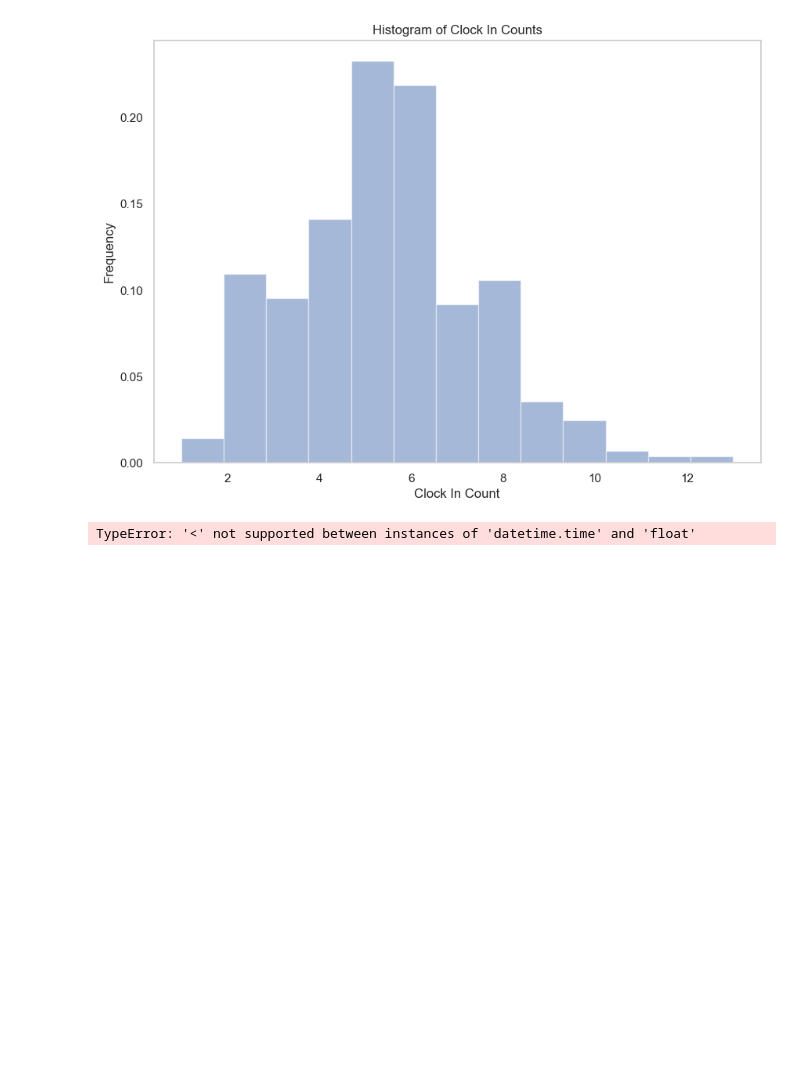
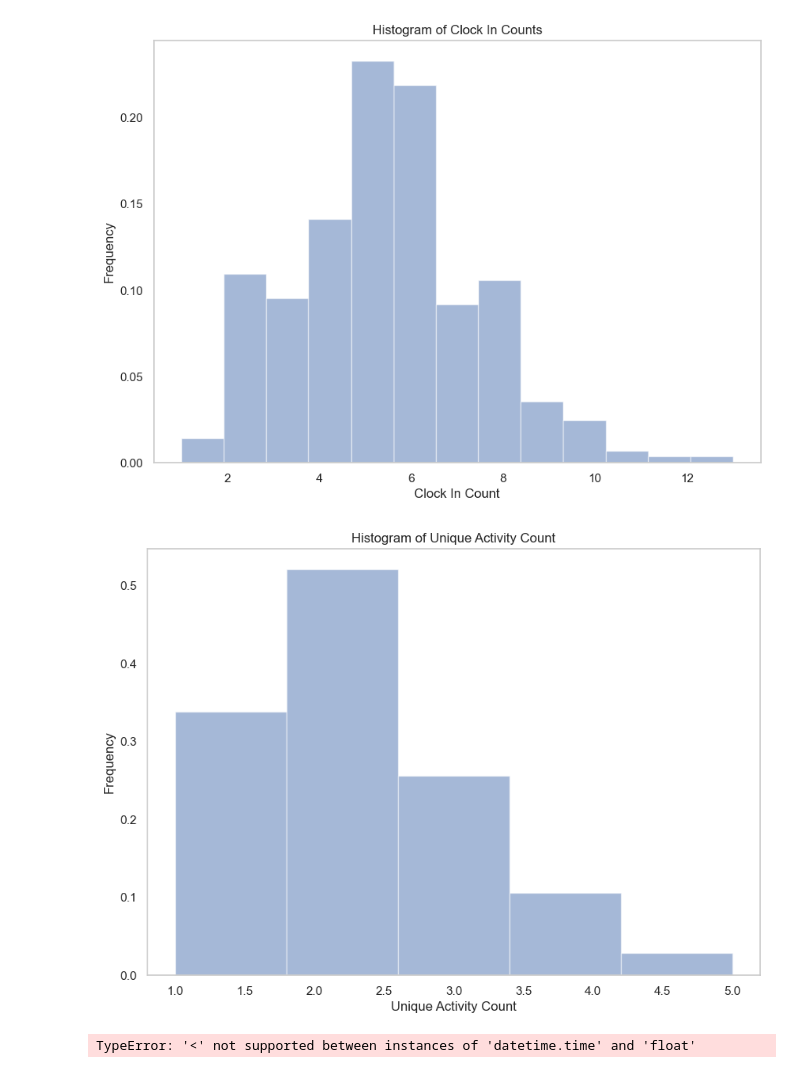
Before and after one commit to awkwardarm/Portfolio-Projects, a Jupyter notebook: Porftolio Project - Time Tracking.ipynb, the cells around one changed output. Drawn from its saved outputs; the diff is of its cells as text; code cells hidden in the pictures; blank space fills up the shorter version.

Commit message:
update time tracking

```diff
--- a/Porftolio Project - Time Tracking.ipynb
+++ b/Porftolio Project - Time Tracking.ipynb
@@ -347,7 +347,8 @@ weekday_time_tracking = time_tracking[(time_tracking['day_of_week'] != 'Saturday
 total_hours_by_day = weekday_time_tracking.groupby(weekday_time_tracking['datetime'].dt.date).agg(
     hours = ('hours', 'sum'),
     clock_in_count = ('datetime', 'count'),
-    day_start_time = ('datetime', 'min')
+    day_start_time = ('datetime', 'min'),
+    num_unique_activities = ('activity', 'nunique')
     ).reset_index()
 
 # make dataframe of optimal days between 4.5 and 5.5 hours
@@ -376,6 +393,20 @@ plt.savefig(os.path.join('Visualizations', title))
 plt.show()
 # %% [output]
 [figure]
+# %%
+# histogram of unique activities
+plt.figure(figsize=(10,7))
+plt.hist(optimal_days['num_unique_activities'], density=True, bins= 5, alpha = 0.5)
+title = 'Histogram of Unique Activity Count'
+plt.xlabel('Unique Activity Count')
+plt.ylabel('Frequency')
+plt.title(title)
+plt.grid(False)
+# save figure for reporting
+plt.savefig(os.path.join('Visualizations', title))
+plt.show()
+# %% [output]
+[figure, added]
 # %%
 # convert datetime column to integer between 1 and 24
 
```
Also changed, not shown: parts of 2 cells of this notebook.
